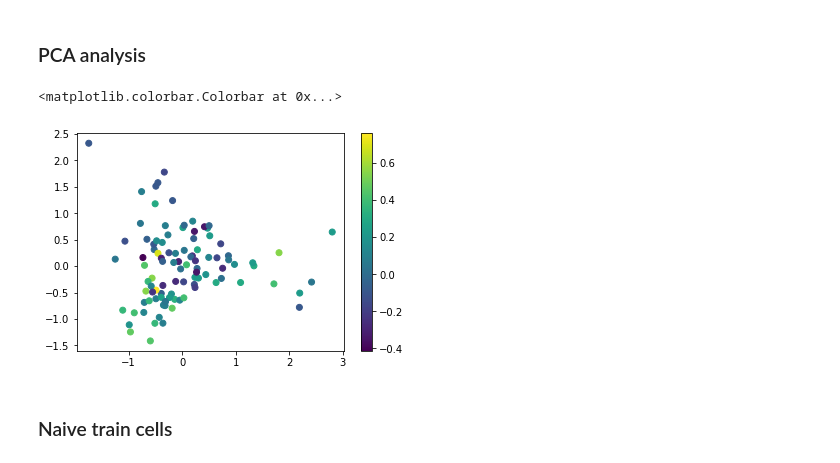
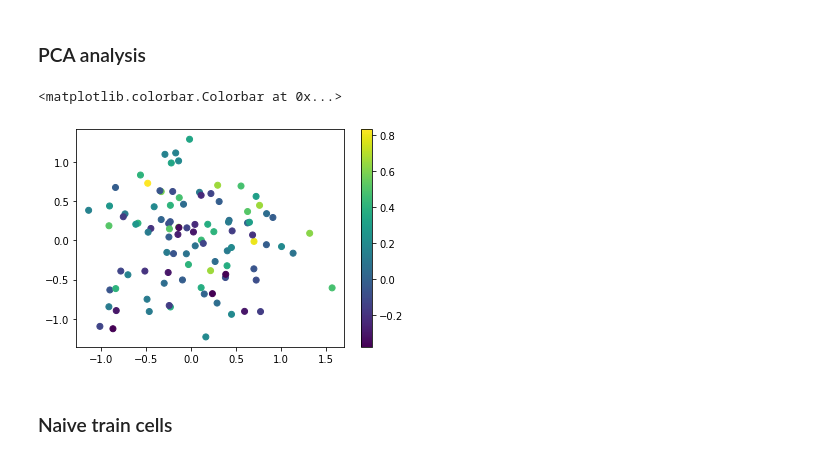
Before and after one commit to ur-whitelab/wazy, a Jupyter notebook: paper/mlp.ipynb, the cells around one changed output. Cells and saved outputs as stored; diff of their text form; code cells hidden in the pictures.

```diff
--- a/paper/mlp.ipynb
+++ b/paper/mlp.ipynb
@@ -105,14 +107,17 @@ def get_single_results(key, params, rep_list):
 # %%
 validation_seqs = [random.choice(random_seqs) for i in range(50)]
 validation_reps = get_reps(validation_seqs)[0]
+validation_ohc = get_flat_ohc(validation_seqs)
 #validation_reps = get_aanum(validation_seqs)
 validation_labels = get_blosum_labels(validation_seqs)
 test_seqs = [random.choice(random_seqs) for i in range(500)]
 test_reps = get_reps(test_seqs)[0]
+test_ohc = get_flat_ohc(test_seqs)
 #test_reps = get_aanum(test_seqs)
 test_labels = get_blosum_labels(test_seqs)
 train_seqs = [random.choice(random_seqs) for i in range(100)]
 train_reps = get_reps(train_seqs)[0]
+train_ohc = get_flat_ohc(train_seqs)
 #train_reps = get_aanum(train_seqs)
 train_labels = get_blosum_labels(train_seqs)
 # %%
@@ -213,12 +218,12 @@ parity_plot(train_y_pred, train_labels[:len(train_y_pred)])
 # %%
 from sklearn.decomposition import PCA
 pca = PCA(n_components=2)
-pca_reps = pca.fit_transform(train_reps)
+pca_reps = pca.fit_transform(train_ohc)
 plot = plt.scatter(pca_reps[:,0], pca_reps[:,1], c=train_labels)
 plt.colorbar()
 # %% [output]
 <matplotlib.colorbar.Colorbar at 0x...>
-[figure, old version]
+[figure, new version]
 # %% [markdown]
 ### Naive train cells
 # %%
```
Also changed, not shown: parts of 14 cells of this notebook, 6 other files.
